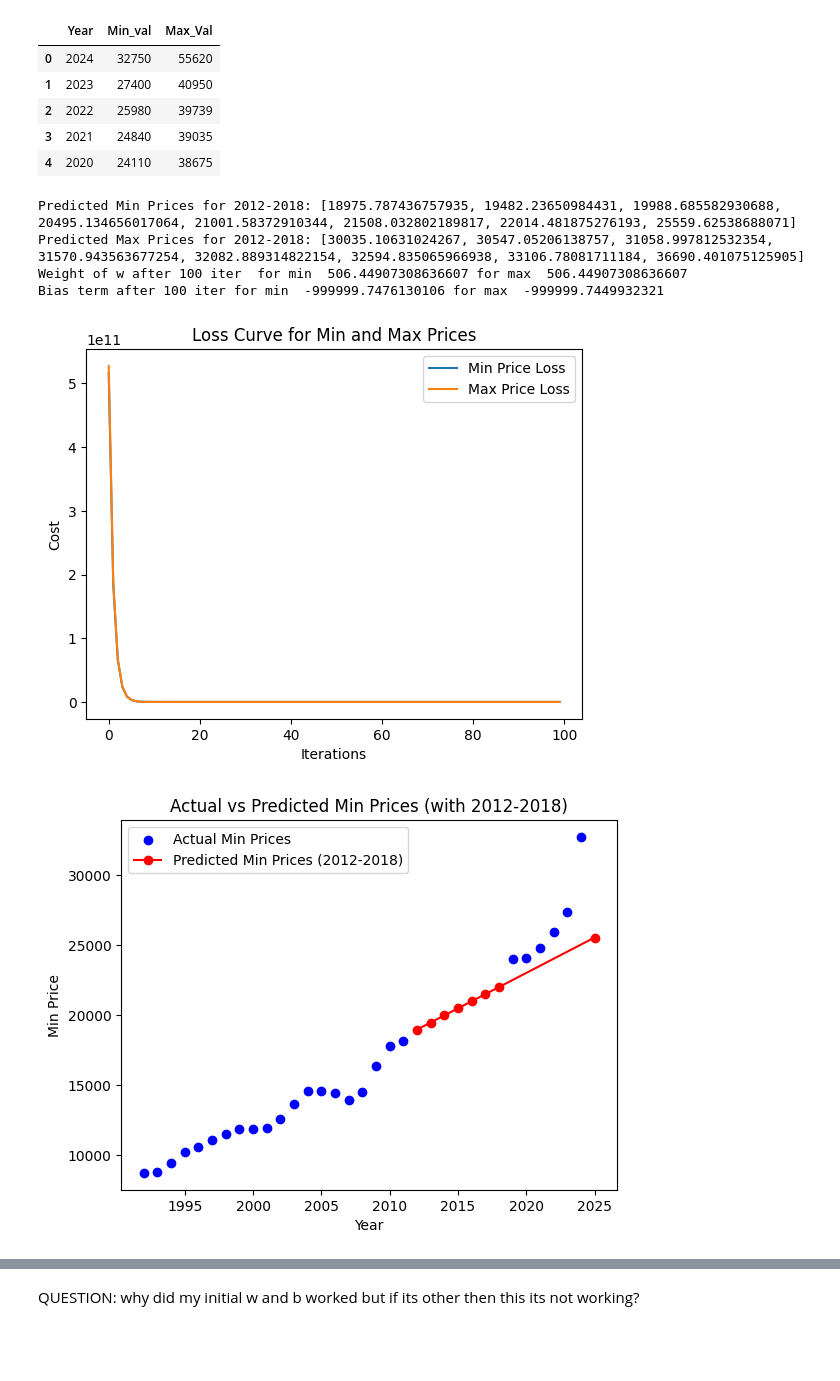
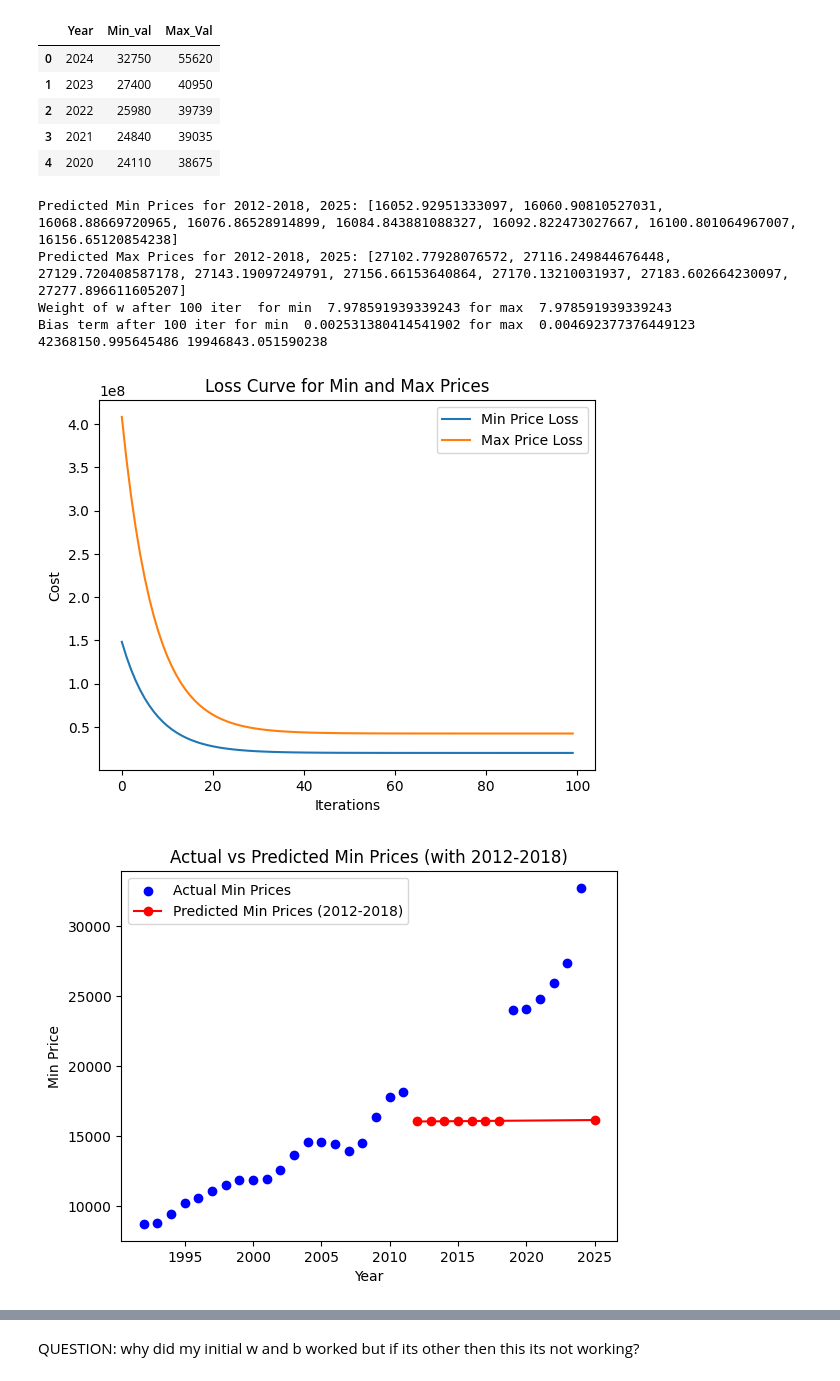
Before and after one commit to Teoman21/CS436, a Jupyter notebook: Assignment-1/model.ipynb, the cells around one changed output, grey strips where cells are left out. Drawn from its saved outputs; the diff is of its cells as text; code cells hidden in the pictures; blank space fills up the shorter version.

```diff
--- a/Assignment-1/model.ipynb
+++ b/Assignment-1/model.ipynb
@@ -30,7 +30,7 @@ def LinearRegression(X, y, alpha, iter,missing_years):
     m = len(y)
     #m = X.shape[0] will get 26 which is the dataset rows
 
-    b = -1000000 #dont know why it worked
+    b = 0#dont know why it worked
     w = 0
 
     costs =[]
@@ -80,7 +80,7 @@ def LinearRegression(X, y, alpha, iter,missing_years):
     return b,w, costs, pred_missing_years
 # %%
 #initilaze the alpha and iterations
-alpha = 0.0000001
+alpha = 0.00000048
 iterations = 100
 
 # missing years
@@ -93,8 +93,8 @@ b_min, w_min, cost_min, pred_min = LinearRegression(X, y_min, alpha, iterations,
 b_max, w_max, cost_max, pred_max = LinearRegression(X, y_max, alpha, iterations, missing_years)
 
 # missing years prediction min and max
-print(f"Predicted Min Prices for 2012-2018: {pred_min}")
-print(f"Predicted Max Prices for 2012-2018: {pred_max}")
+print(f"Predicted Min Prices for 2012-2018, 2025: {pred_min}")
+print(f"Predicted Max Prices for 2012-2018, 2025: {pred_max}")
 
 # see the w and b for min and max prices
 print("Weight of w after 100 iter ","for min ",w_min, "for max ",w_min)
@@ -102,36 +102,38 @@ print("Bias term after 100 iter", "for min ", b_min, "for max ", b_max)
 
 plt.plot(range(iterations), cost_min, label='Min Price Loss')
 plt.plot(range(iterations), cost_max, label='Max Price Loss')
+print(cost_max[-1], cost_min[-1])
 
 #labels
 plt.xlabel('Iterations')
 plt.ylabel('Cost')
 plt.title('Loss Curve for Min and Max Prices')
 plt.legend()
 plt.show()
 
 
 # plot the model and actual data for min prices
 plt.scatter(X, y_min, color='blue', label='Actual Min Prices')
 plt.plot(missing_years, pred_min, color='red', marker='o', label='Predicted Min Prices (2012-2018)')
 plt.xlabel('Year')
 plt.ylabel('Min Price')
 plt.legend()
 plt.title('Actual vs Predicted Min Prices (with 2012-2018)')
 plt.show()
 
 # plot the model and actual data for max prices
 plt.scatter(X, y_max, color='green', label='Actual Max Prices')
 plt.plot(missing_years, pred_max, color='red', marker='o', label='Predicted Max Prices (2012-2018)')
 plt.xlabel('Year')
 plt.ylabel('Max Price')
 plt.legend()
 plt.title('Actual vs Predicted Max Prices (with 2012-2018)')
 plt.show()
 # %% [output]
-Predicted Min Prices for 2012-2018: [18975.787436757935, 19482.23650984431, 19988.685582930688, 20495.134656017064, 21001.58372910344, 21508.032802189817, 22014.481875276193, 25559.62538688071]
-Predicted Max Prices for 2012-2018: [30035.10631024267, 30547.05206138757, 31058.997812532354, 31570.943563677254, 32082.889314822154, 32594.835065966938, 33106.78081711184, 36690.401075125905]
-Weight of w after 100 iter  for min  506.44907308636607 for max  506.44907308636607
-Bias term after 100 iter for min  -999999.7476130106 for max  -999999.7449932321
+Predicted Min Prices for 2012-2018, 2025: [16052.92951333097, 16060.90810527031, 16068.88669720965, 16076.86528914899, 16084.843881088327, 16092.822473027667, 16100.801064967007, 16156.65120854238]
+Predicted Max Prices for 2012-2018, 2025: [27102.77928076572, 27116.249844676448, 27129.720408587178, 27143.19097249791, 27156.66153640864, 27170.13210031937, 27183.602664230097, 27277.896611605207]
+Weight of w after 100 iter  for min  7.978591939339243 for max  7.978591939339243
+Bias term after 100 iter for min  0.002531380414541902 for max  0.004692377376449123
+42368150.995645486 19946843.051590238
-[figure, old version]
+[figure, new version]
-[figure, old version]
+[figure, new version]
```
Also changed, not shown: parts of 5 cells of this notebook, 4 other files.
